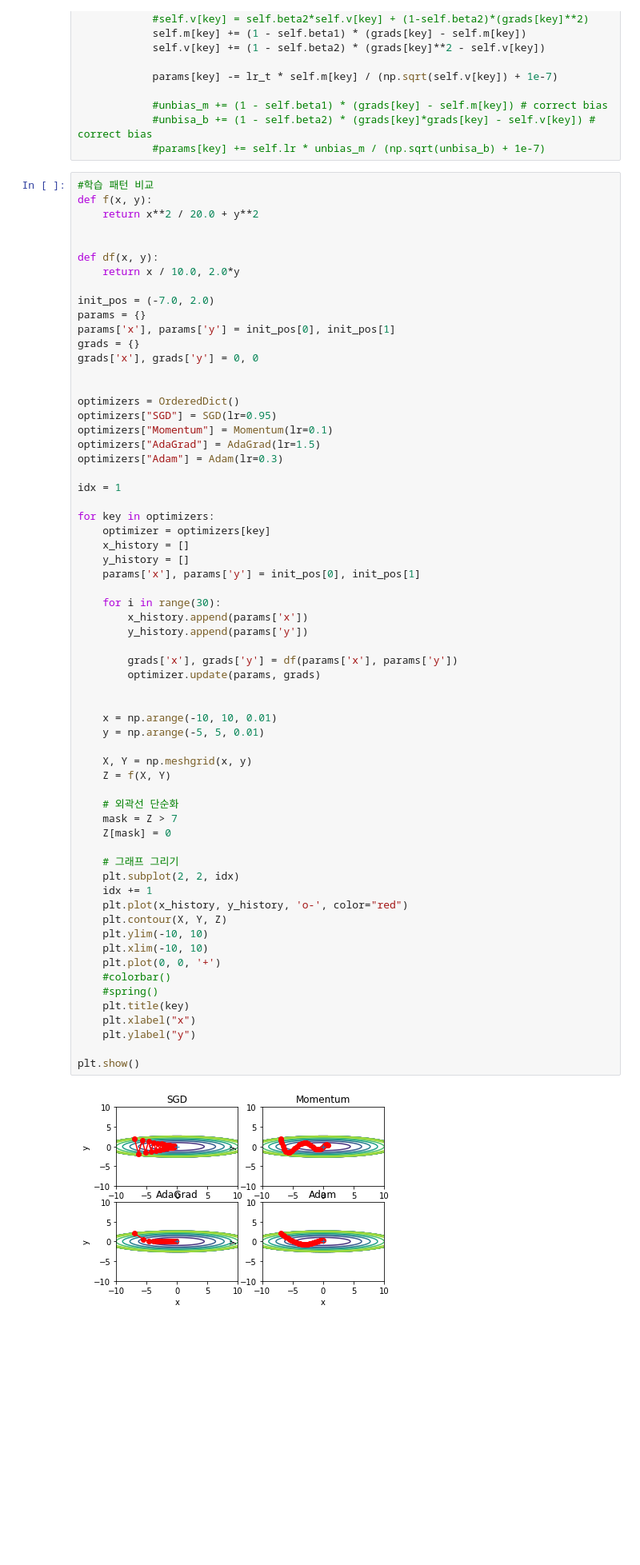
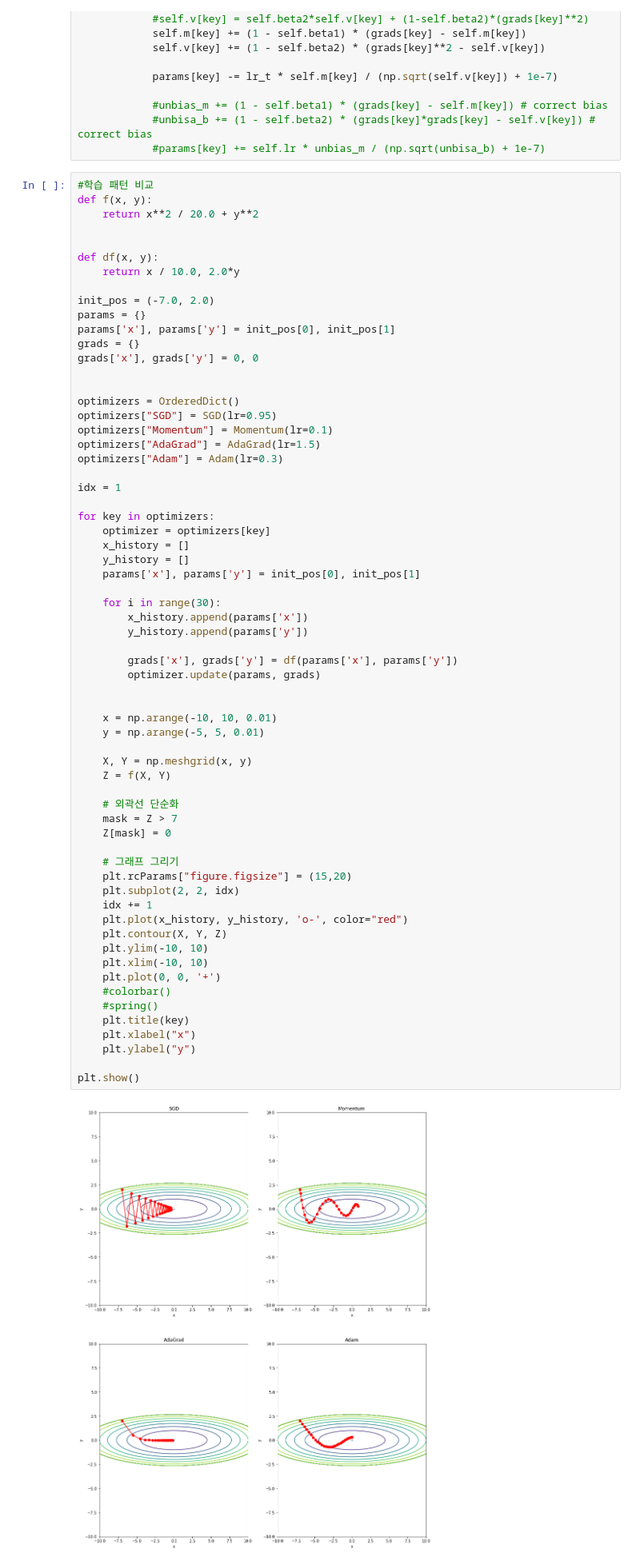
Before and after one commit to wjddyd66/DeepLearning, a Jupyter notebook: Optimazation/Optimazation2.ipynb, the cells around one changed output. Shown at 80% size. Cells and saved outputs as stored; diff of their text form; blank space fills up the shorter version.

```diff
--- a/Optimazation/Optimazation2.ipynb
+++ b/Optimazation/Optimazation2.ipynb
@@ -143,34 +143,35 @@ for key in optimizers:
         grads['x'], grads['y'] = df(params['x'], params['y'])
         optimizer.update(params, grads)
 
 
     x = np.arange(-10, 10, 0.01)
     y = np.arange(-5, 5, 0.01)
 
     X, Y = np.meshgrid(x, y)
     Z = f(X, Y)
 
     # 외곽선 단순화
     mask = Z > 7
     Z[mask] = 0
 
     # 그래프 그리기
+    plt.rcParams["figure.figsize"] = (15,20)
     plt.subplot(2, 2, idx)
     idx += 1
     plt.plot(x_history, y_history, 'o-', color="red")
     plt.contour(X, Y, Z)
     plt.ylim(-10, 10)
     plt.xlim(-10, 10)
     plt.plot(0, 0, '+')
     #colorbar()
     #spring()
     plt.title(key)
     plt.xlabel("x")
     plt.ylabel("y")
 
 plt.show()
 # %% [output]
-[figure, old version]
+[figure, new version]
 # %%
 from dataset.mnist import load_mnist
 from common.util import smooth_curve
```
Also changed, not shown: parts of 1 cell of this notebook.
